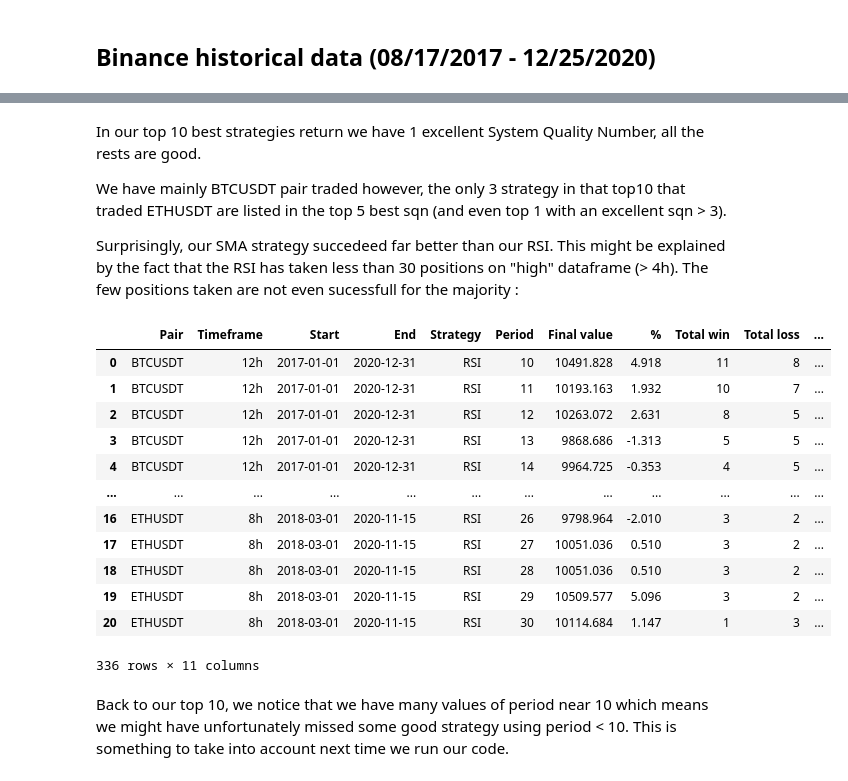
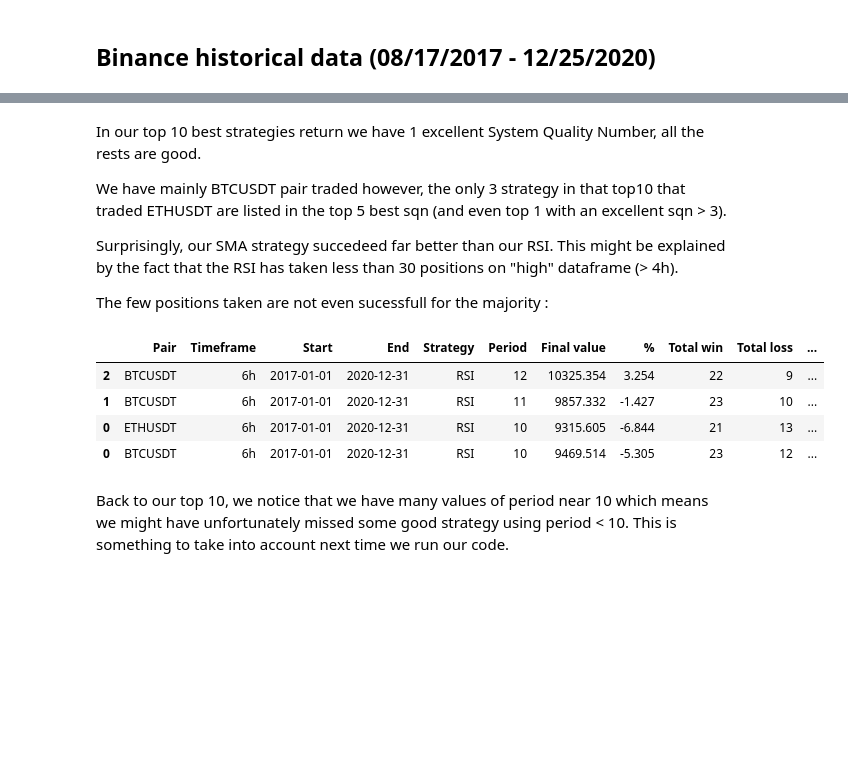
Before and after one commit to lth-elm/Backtrading-Python-Binance, a Jupyter notebook: data_process.ipynb, the cells around one changed output, grey strips where cells are left out. Drawn from its saved outputs; the diff is of its cells as text; code cells hidden in the pictures; blank space fills up the shorter version.

```diff
--- a/data_process.ipynb
+++ b/data_process.ipynb
@@ -66,25 +66,19 @@ In our top 10 best strategies return we have 1 excellent System Quality Number,
 
 We have mainly BTCUSDT pair traded however, the only 3 strategy in that top10 that traded ETHUSDT are listed in the top 5 best sqn (and even top 1 with an excellent sqn > 3).
 
-Surprisingly, our SMA strategy succedeed far better than our RSI. This might be explained by the fact that the RSI has taken less than 30 positions on "high" dataframe (> 4h). The few positions taken are not even sucessfull for the majority :
+Surprisingly, our SMA strategy succedeed far better than our RSI. This might be explained by the fact that the RSI has taken less than 30 positions on "high" dataframe (> 4h).
+
+The few positions taken are not even sucessfull for the majority :
 # %%
-tfhigh_rsi = df.loc[(df['Strategy'] == 'RSI') & ((df['Timeframe'] == '6h') | (df['Timeframe'] == '8h') | (df['Timeframe'] == '12h') | (df['Timeframe'] == '1w'))]
+tfhigh_rsi = df_alltime.loc[(df_alltime['Strategy'] == 'RSI') & ((df_alltime['Timeframe'] == '6h') | (df_alltime['Timeframe'] == '8h') | (df_alltime['Timeframe'] == '12h') | (df_alltime['Timeframe'] == '1w'))]
 
 tfhigh_rsi
 # %% [output]
 |  | Pair | Timeframe | Start | End | Strategy | Period | Final value | % | Total win | Total loss | ... |
-| 0 | BTCUSDT | 12h | 2017-01-01 | 2020-12-31 | RSI | 10 | 10491.828 | 4.918 | 11 | 8 | ... |
-| 1 | BTCUSDT | 12h | 2017-01-01 | 2020-12-31 | RSI | 11 | 10193.163 | 1.932 | 10 | 7 | ... |
-| 2 | BTCUSDT | 12h | 2017-01-01 | 2020-12-31 | RSI | 12 | 10263.072 | 2.631 | 8 | 5 | ... |
-| 3 | BTCUSDT | 12h | 2017-01-01 | 2020-12-31 | RSI | 13 | 9868.686 | -1.313 | 5 | 5 | ... |
-| 4 | BTCUSDT | 12h | 2017-01-01 | 2020-12-31 | RSI | 14 | 9964.725 | -0.353 | 4 | 5 | ... |
-| ... | ... | ... | ... | ... | ... | ... | ... | ... | ... | ... | ... |
-| 16 | ETHUSDT | 8h | 2018-03-01 | 2020-11-15 | RSI | 26 | 9798.964 | -2.010 | 3 | 2 | ... |
-| 17 | ETHUSDT | 8h | 2018-03-01 | 2020-11-15 | RSI | 27 | 10051.036 | 0.510 | 3 | 2 | ... |
-| 18 | ETHUSDT | 8h | 2018-03-01 | 2020-11-15 | RSI | 28 | 10051.036 | 0.510 | 3 | 2 | ... |
-| 19 | ETHUSDT | 8h | 2018-03-01 | 2020-11-15 | RSI | 29 | 10509.577 | 5.096 | 3 | 2 | ... |
-| 20 | ETHUSDT | 8h | 2018-03-01 | 2020-11-15 | RSI | 30 | 10114.684 | 1.147 | 1 | 3 | ... |
+| 2 | BTCUSDT | 6h | 2017-01-01 | 2020-12-31 | RSI | 12 | 10325.354 | 3.254 | 22 | 9 | ... |
+| 1 | BTCUSDT | 6h | 2017-01-01 | 2020-12-31 | RSI | 11 | 9857.332 | -1.427 | 23 | 10 | ... |
+| 0 | ETHUSDT | 6h | 2017-01-01 | 2020-12-31 | RSI | 10 | 9315.605 | -6.844 | 21 | 13 | ... |
+| 0 | BTCUSDT | 6h | 2017-01-01 | 2020-12-31 | RSI | 10 | 9469.514 | -5.305 | 23 | 12 | ... |
-336 rows × 11 columns
 # %% [markdown]
 Back to our top 10, we notice that we have many values of period near 10 which means we might have unfortunately missed some good strategy using period < 10. This is something to take into account next time we run our code.
 # %% [markdown]
```
Also changed, not shown: parts of 5 cells of this notebook.
